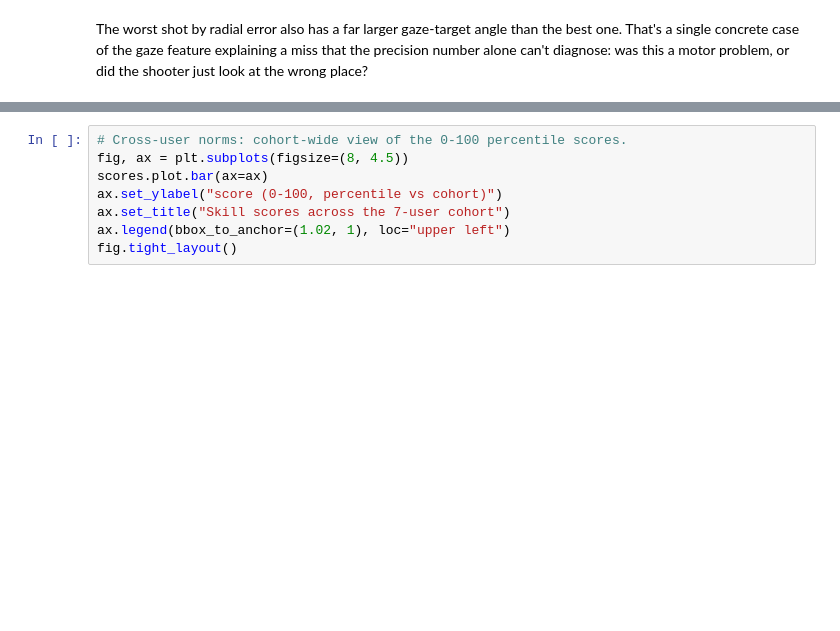
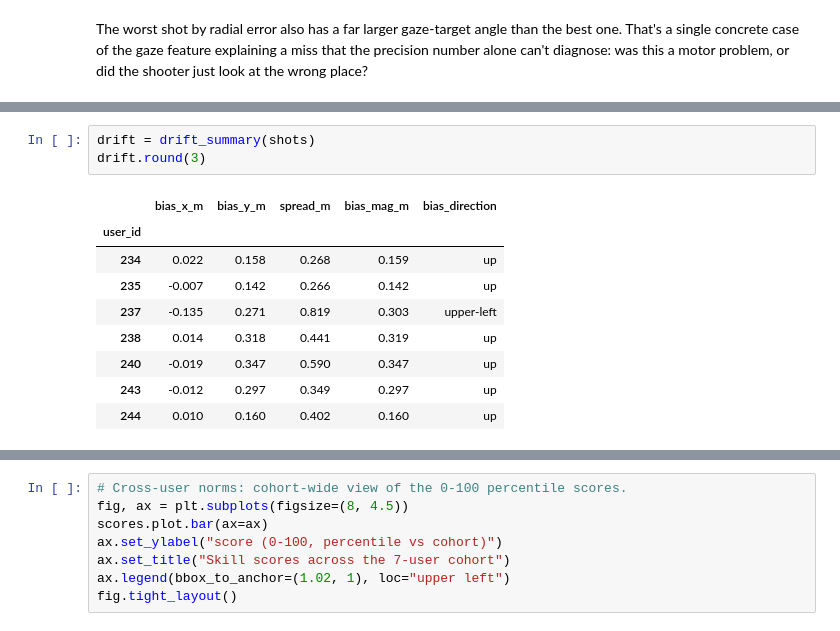
Before and after one commit to GalKepler/eyeviation, a Jupyter notebook: analysis.ipynb, the cells around one changed output, grey strips where cells are left out. Saved outputs shown, nothing was run; the diff lists cells and outputs as text; blank space fills up the shorter version.

```diff
--- a/analysis.ipynb
+++ b/analysis.ipynb
@@ -601,0 +675,13 @@ problem, or did the shooter just look at the wrong place?
+# %%
+drift = drift_summary(shots)
+drift.round(3)
+# %% [output]
+|  | bias_x_m | bias_y_m | spread_m | bias_mag_m | bias_direction |
+| user_id |  |  |  |  |  |
+| 234 | 0.022 | 0.158 | 0.268 | 0.159 | up |
+| 235 | -0.007 | 0.142 | 0.266 | 0.142 | up |
+| 237 | -0.135 | 0.271 | 0.819 | 0.303 | upper-left |
+| 238 | 0.014 | 0.318 | 0.441 | 0.319 | up |
+| 240 | -0.019 | 0.347 | 0.590 | 0.347 | up |
+| 243 | -0.012 | 0.297 | 0.349 | 0.297 | up |
+| 244 | 0.010 | 0.160 | 0.402 | 0.160 | up |
```
Also changed, not shown: parts of 14 cells of this notebook, 3 other files.
